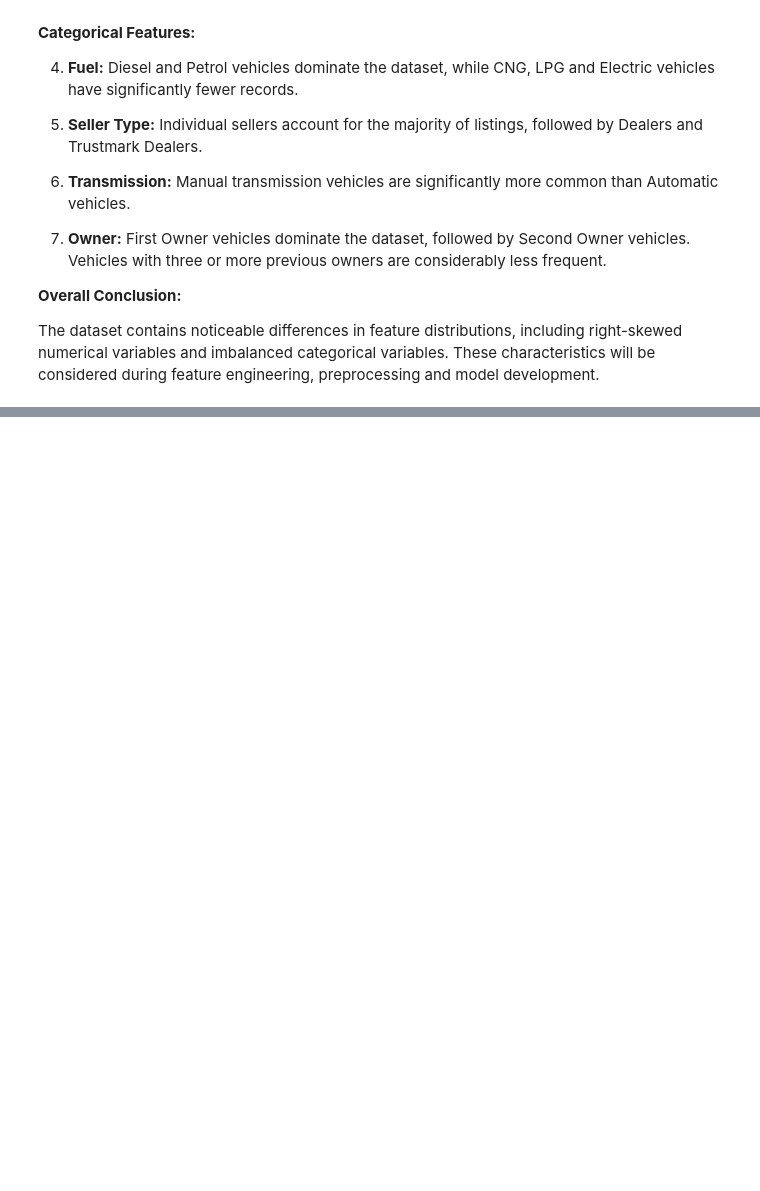
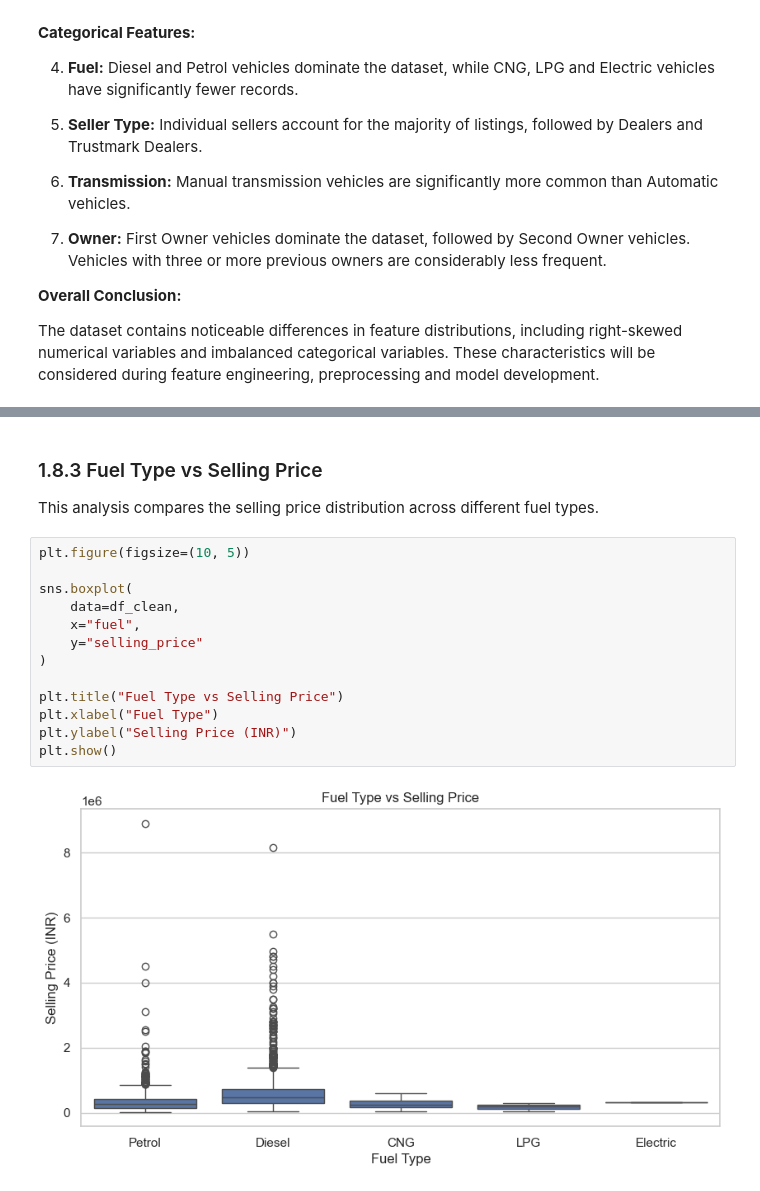
Before and after one commit to reubx03/used-car-price-intelligence, a Jupyter notebook: notebooks/01_EDA.ipynb, the cells around one changed output, grey strips where cells are left out. Saved outputs shown, nothing was run; the diff lists cells and outputs as text; blank space fills up the shorter version.

```diff
--- a/notebooks/01_EDA.ipynb
+++ b/notebooks/01_EDA.ipynb
@@ -503,0 +560,19 @@ The dataset contains noticeable differences in feature distributions, including
+# %% [markdown]
+### 1.8.3 Fuel Type vs Selling Price
+
+This analysis compares the selling price distribution across different fuel types.
+# %%
+plt.figure(figsize=(10, 5))
+
+sns.boxplot(
+    data=df_clean,
+    x="fuel",
+    y="selling_price"
+)
+
+plt.title("Fuel Type vs Selling Price")
+plt.xlabel("Fuel Type")
+plt.ylabel("Selling Price (INR)")
+plt.show()
+# %% [output]
+[figure, added]
```
Also changed, not shown: parts of 16 cells of this notebook.
